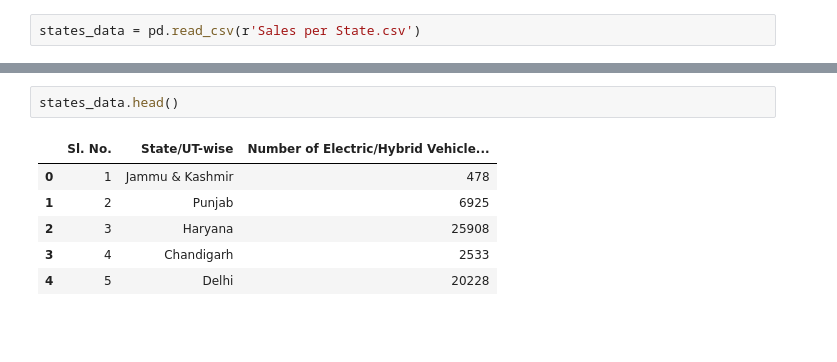
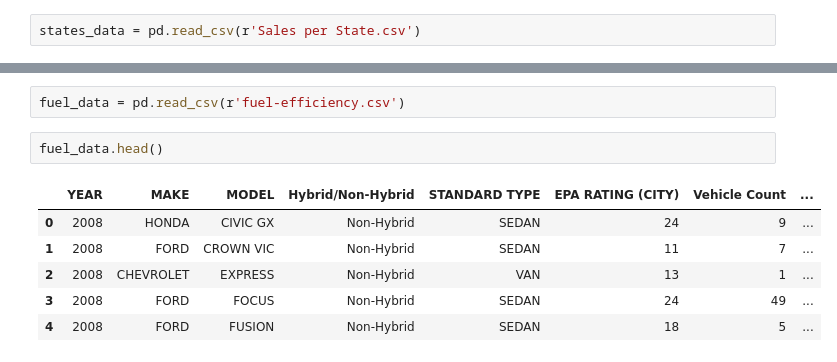
Before and after one commit to PranavUnkule/Feynn-Labs-Taks---2, a Jupyter notebook: EDA.ipynb, the cells around one changed output, grey strips where cells are left out. Saved outputs shown, nothing was run; the diff lists cells and outputs as text; blank space fills up the shorter version.

```diff
--- a/EDA.ipynb
+++ b/EDA.ipynb
@@ -8,9 +24,11 @@ states_data = pd.read_csv(r'Sales per State.csv')
+# %%
+fuel_data = pd.read_csv(r'fuel-efficiency.csv')
 # %%
-states_data.head()
+fuel_data.head()
 # %% [output]
-|  | Sl. No. | State/UT-wise | Number of Electric/Hybrid Vehicle... |
-| 0 | 1 | Jammu & Kashmir | 478 |
-| 1 | 2 | Punjab | 6925 |
-| 2 | 3 | Haryana | 25908 |
-| 3 | 4 | Chandigarh | 2533 |
-| 4 | 5 | Delhi | 20228 |
+|  | YEAR | MAKE | MODEL | Hybrid/Non-Hybrid | STANDARD TYPE | EPA RATING (CITY) | Vehicle Count | ... |
+| 0 | 2008 | HONDA | CIVIC GX | Non-Hybrid | SEDAN | 24 | 9 | ... |
+| 1 | 2008 | FORD | CROWN VIC | Non-Hybrid | SEDAN | 11 | 7 | ... |
+| 2 | 2008 | CHEVROLET | EXPRESS | Non-Hybrid | VAN | 13 | 1 | ... |
+| 3 | 2008 | FORD | FOCUS | Non-Hybrid | SEDAN | 24 | 49 | ... |
+| 4 | 2008 | FORD | FUSION | Non-Hybrid | SEDAN | 18 | 5 | ... |
```
Also changed, not shown: parts of 10 cells of this notebook, 2 other files.
